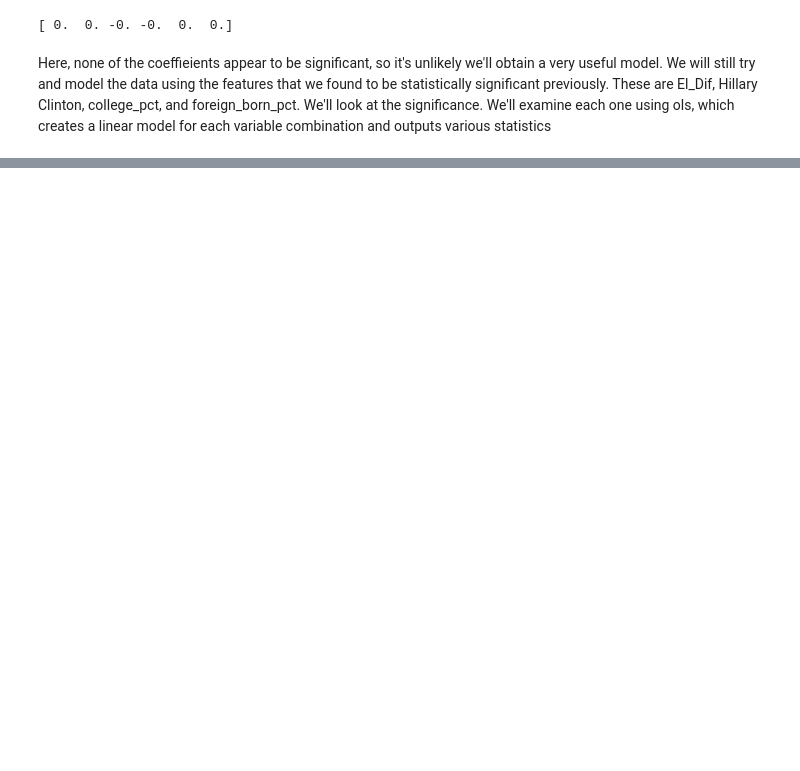
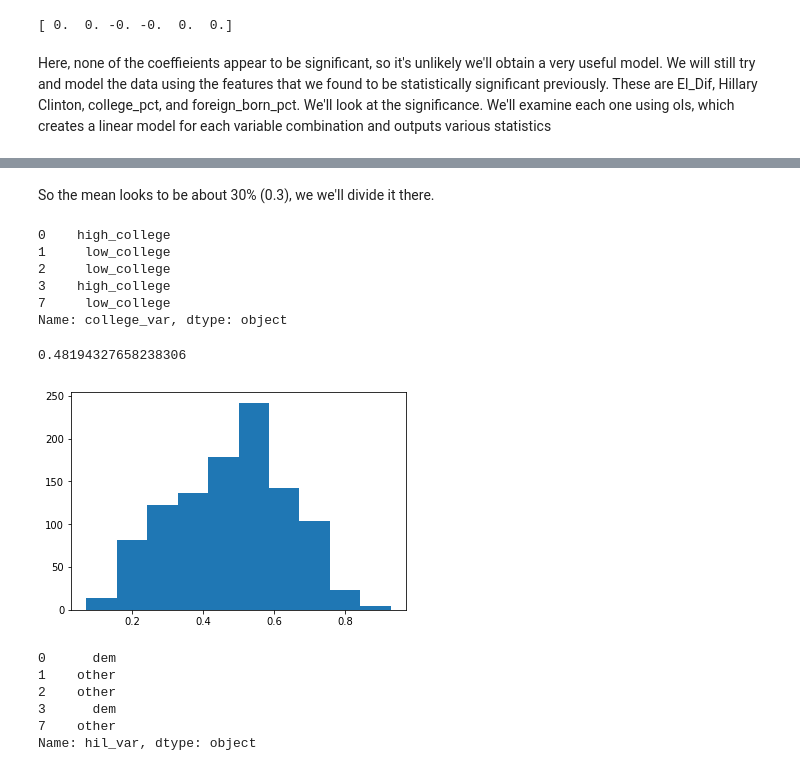
Before and after one commit to LauraCF19/SpringboardProject1, a Jupyter notebook: Springboard1/Springboard_Other/Capstone1.ipynb, the cells around one changed output, grey strips where cells are left out. Cells and saved outputs as stored; diff of their text form; code cells hidden in the pictures; blank space fills up the shorter version.

```diff
--- a/Springboard1/Springboard_Other/Capstone1.ipynb
+++ b/Springboard1/Springboard_Other/Capstone1.ipynb
@@ -1204,0 +1281,47 @@ Here, we can see that only Hillary and the Election Difference made a statistica
+# %% [markdown]
+So the mean looks to be about 30% (0.3), we we'll divide it there.
+# %%
+def college(x):
+    if x < 0.3:
+        return "low_college"
+    return "high_college"
+
+cleaned["college_var"] = cleaned["college_pct"].apply(college)
+
+cleaned["college_var"].head()
+# %% [output]
+0    high_college
+1     low_college
+2     low_college
+3    high_college
+7     low_college
+Name: college_var, dtype: object
+# %%
+hillary = cleaned["Hillary"]
+
+HilArray = np.array(hillary)
+
+HilArray = np.nan_to_num(HilArray)
+
+plt.hist(HilArray)
+
+HilArray.mean()
+# %% [output]
+0.48194327658238306
+[figure, added]
+# %%
+def hil(x):
+    if x > 0.48:
+        return "dem"
+    return "other"
+
+cleaned["hil_var"] = cleaned["Hillary"].apply(hil)
+
+cleaned["hil_var"].head()
+# %% [output]
+0      dem
+1    other
+2    other
+3      dem
+7    other
+Name: hil_var, dtype: object
```
Also changed, not shown: parts of 21 cells of this notebook.
